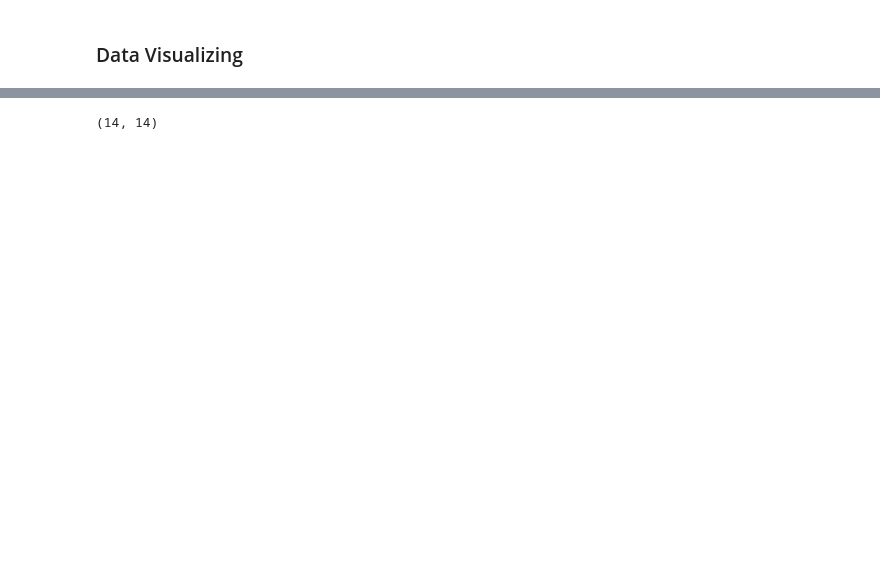
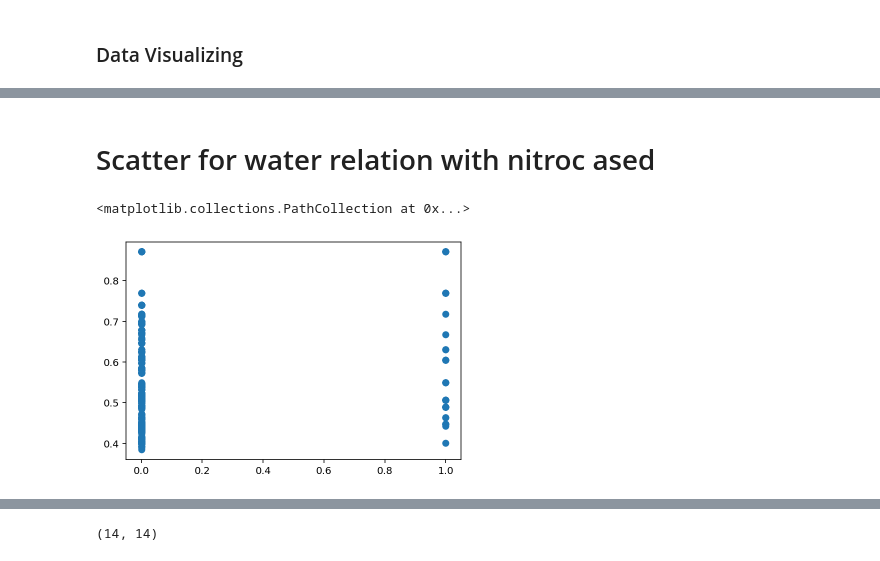
Before and after one commit to xxmelar-ksaxx/DataComp, a Jupyter notebook: Project_Template.ipynb, the cells around one changed output, grey strips where cells are left out. Drawn from its saved outputs; the diff is of its cells as text; code cells hidden in the pictures; blank space fills up the shorter version.

```diff
--- a/Project_Template.ipynb
+++ b/Project_Template.ipynb
@@ -316,0 +362,10 @@ As we see, there are not any missing data
+# %% [markdown]
+# Scatter for water relation with nitroc ased
+# %%
+x = data['CHAS']
+y = data['NOX']
+
+plt.scatter(x, y)
+# %% [output]
+<matplotlib.collections.PathCollection at 0x...>
+[figure, added]
```
Also changed, not shown: parts of 17 cells of this notebook.
